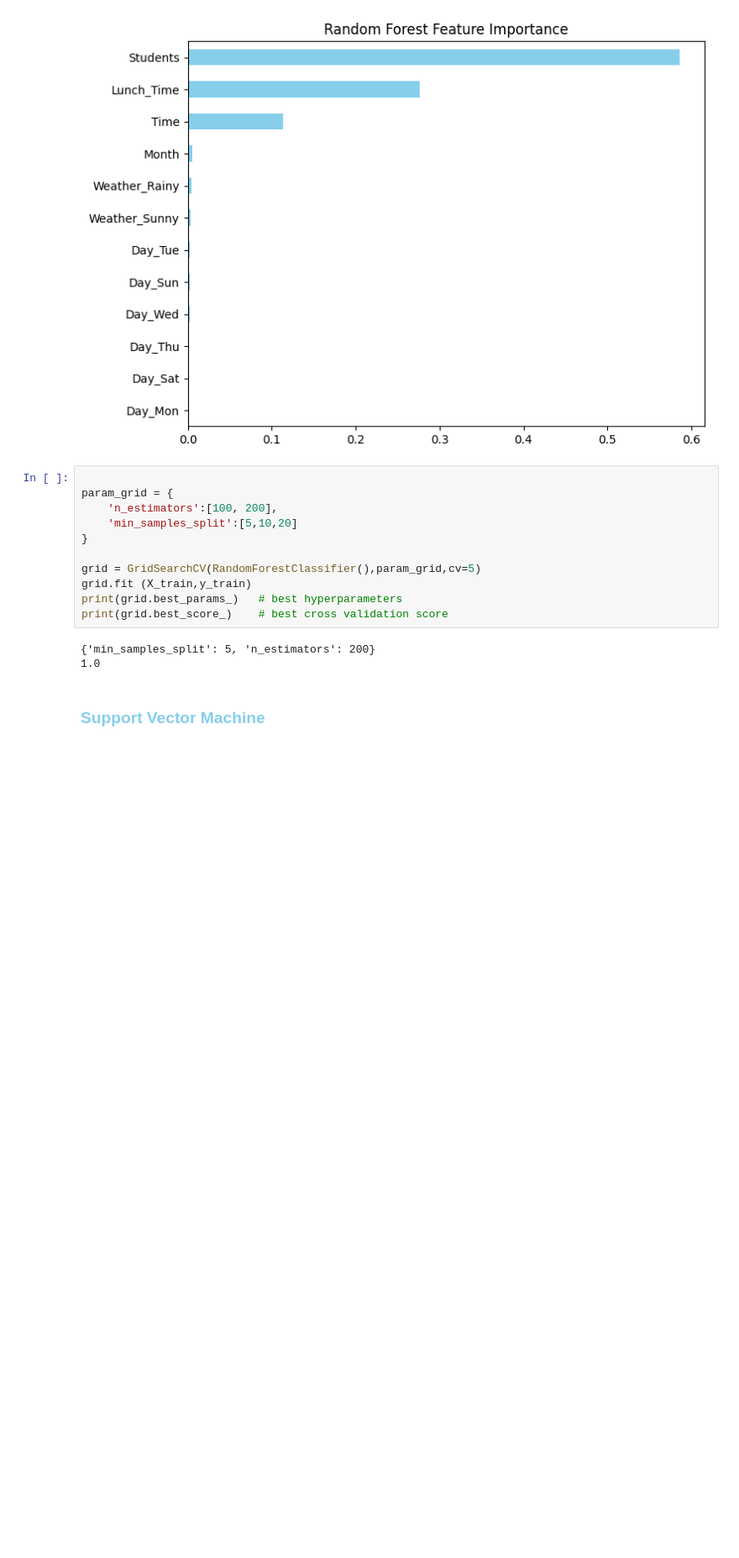
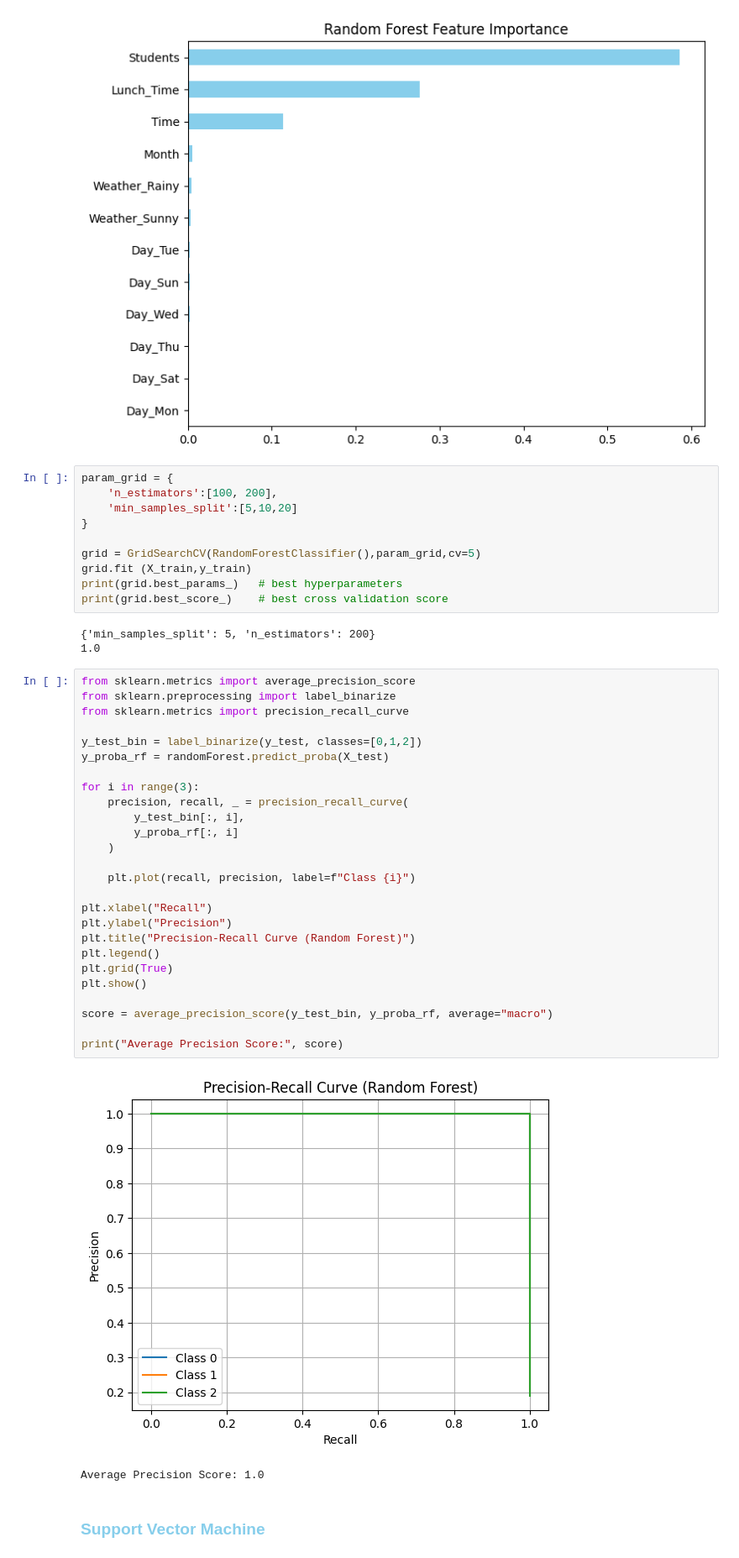
Before and after one commit to Wasima230Sultana/MU-Canteen-Rush-Predictor, a Jupyter notebook: Canteen-rush.ipynb, the cells around one changed output. Shown at 84% size. Saved outputs shown, nothing was run; the diff lists cells and outputs as text; blank space fills up the shorter version.

Commit message:
PR curve for random forest

```diff
--- a/Canteen-rush.ipynb
+++ b/Canteen-rush.ipynb
@@ -828,7 +828,6 @@ plt.show()
 # %% [output]
 [figure]
 # %%
-
 param_grid = {
     'n_estimators':[100, 200],
     'min_samples_split':[5,10,20]
@@ -841,6 +840,35 @@ print(grid.best_score_)    # best cross validation score
 # %% [output]
 {'min_samples_split': 5, 'n_estimators': 200}
 1.0
+# %%
+from sklearn.metrics import average_precision_score
+from sklearn.preprocessing import label_binarize
+from sklearn.metrics import precision_recall_curve
+
+y_test_bin = label_binarize(y_test, classes=[0,1,2])
+y_proba_rf = randomForest.predict_proba(X_test)
+
+for i in range(3):
+    precision, recall, _ = precision_recall_curve(
+        y_test_bin[:, i],
+        y_proba_rf[:, i]
+    )
+
+    plt.plot(recall, precision, label=f"Class {i}")
+
+plt.xlabel("Recall")
+plt.ylabel("Precision")
+plt.title("Precision-Recall Curve (Random Forest)")
+plt.legend()
+plt.grid(True)
+plt.show()
+
+score = average_precision_score(y_test_bin, y_proba_rf, average="macro")
+
+print("Average Precision Score:", score)
+# %% [output]
+[figure, added]
+Average Precision Score: 1.0
 # %% [markdown]
 <h3 style="color:skyblue">Support Vector Machine</h3>
 # %%
```
Also changed, not shown: parts of 2 cells of this notebook.
